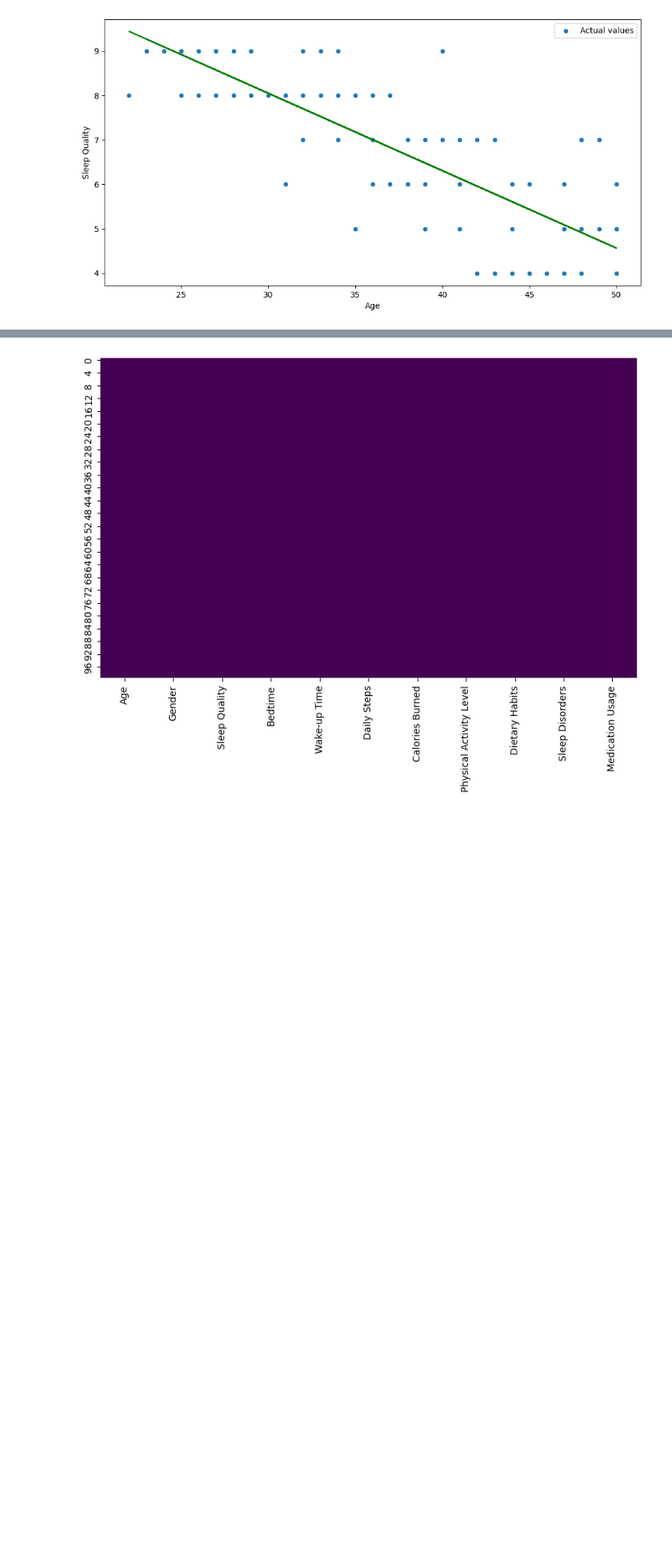
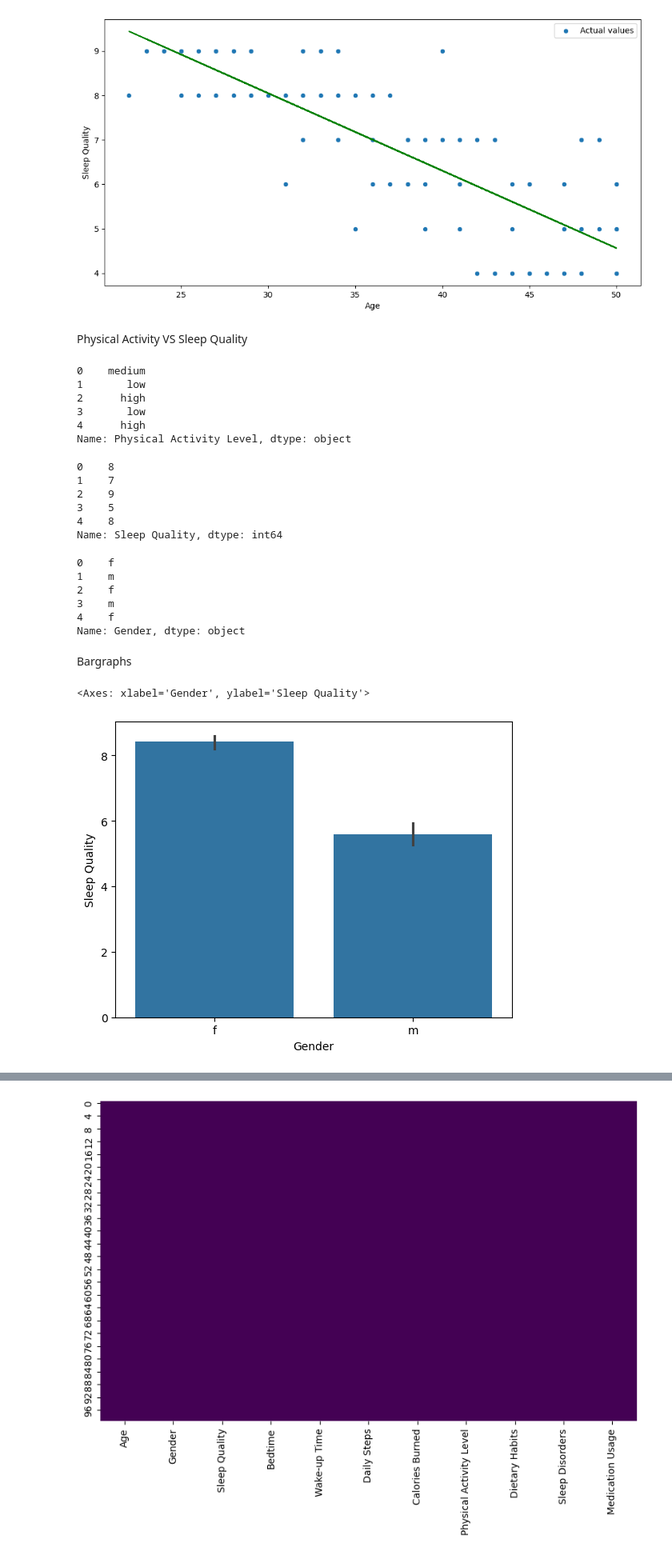
Before and after one commit to Laxman2024/Health-and-sleep-statistics, a Jupyter notebook: sleep.ipynb, the cells around one changed output, grey strips where cells are left out. Shown at 80% size. Cells and saved outputs as stored; diff of their text form; code cells hidden in the pictures; blank space fills up the shorter version.

```diff
--- a/sleep.ipynb
+++ b/sleep.ipynb
@@ -201,3 +201,39 @@ plt.plot(X, age_sleep_quality_predication, color = 'green')
 plt.show()
 # %% [output]
 [figure]
+# %% [markdown]
+ Physical Activity VS Sleep Quality
+# %%
+data ['Physical Activity Level']. head()
+# %% [output]
+0    medium
+1       low
+2      high
+3       low
+4      high
+Name: Physical Activity Level, dtype: object
+# %%
+data  ['Sleep Quality']. head()
+# %% [output]
+0    8
+1    7
+2    9
+3    5
+4    8
+Name: Sleep Quality, dtype: int64
+# %%
+data ['Gender'].head()
+# %% [output]
+0    f
+1    m
+2    f
+3    m
+4    f
+Name: Gender, dtype: object
+# %% [markdown]
+Bargraphs
+# %%
+sns.barplot(x ='Gender', y = 'Sleep Quality', data= data)
+# %% [output]
+<Axes: xlabel='Gender', ylabel='Sleep Quality'>
+[figure, added]
```
Also changed, not shown: parts of 11 cells of this notebook.
